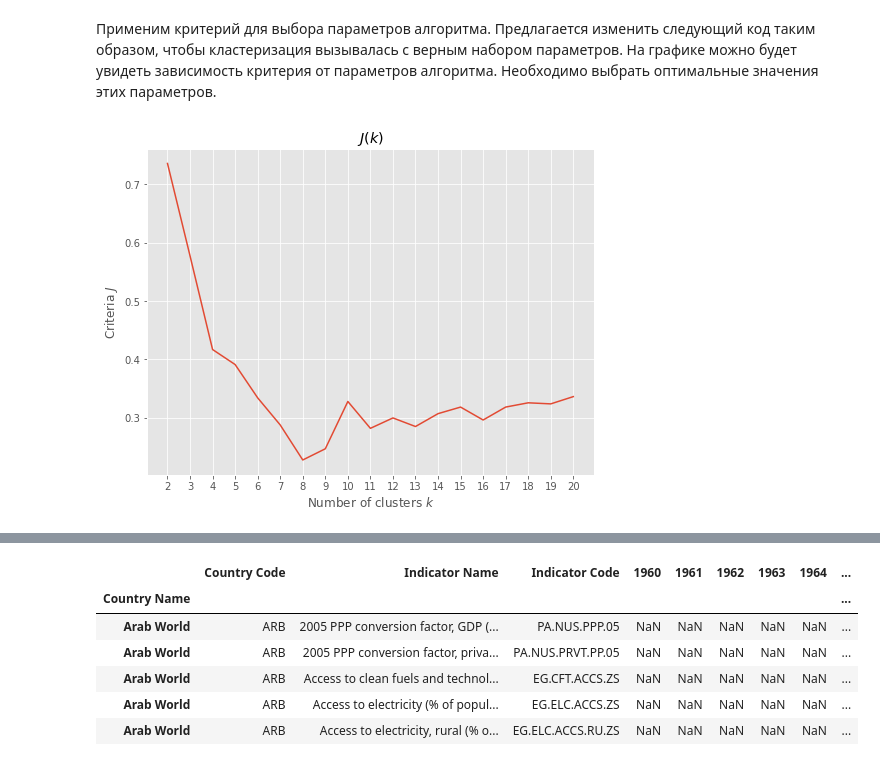
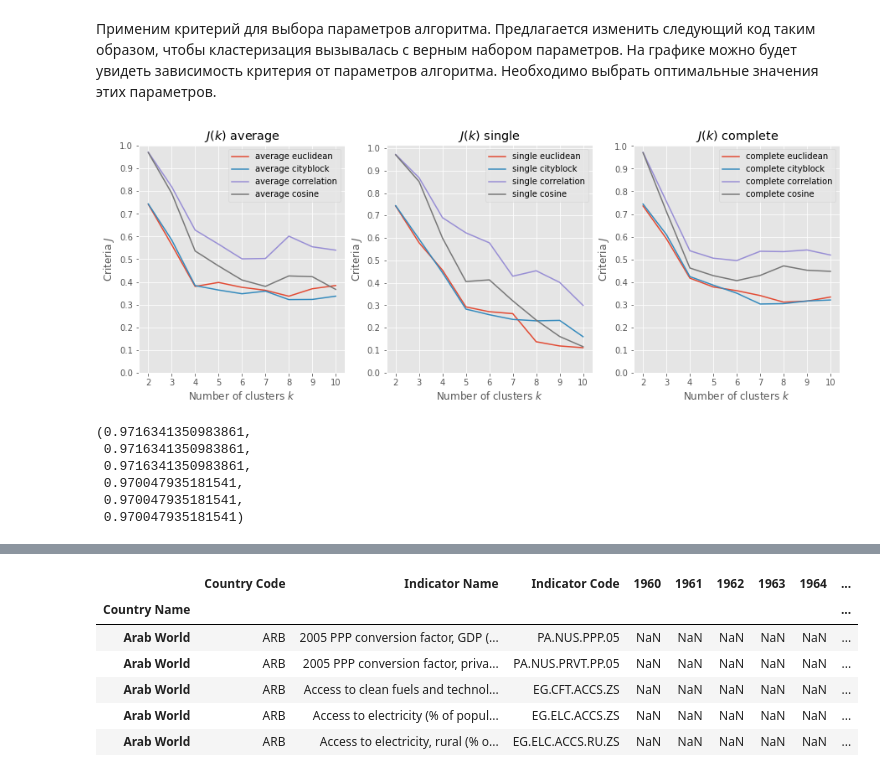
Before and after one commit to bolychevanton/TechSphere, a Jupyter notebook: Data Mining/hw5/bolychev_hw5.ipynb, the cells around one changed output, grey strips where cells are left out. Cells and saved outputs as stored; diff of their text form; code cells hidden in the pictures.

```diff
--- a/Data Mining/hw5/bolychev_hw5.ipynb
+++ b/Data Mining/hw5/bolychev_hw5.ipynb
@@ -326,20 +302,41 @@ def quality(x, y, metric='euclidean'):
 # %% [markdown]
 Применим критерий для выбора параметров алгоритма. Предлагается изменить следующий код таким образом, чтобы кластеризация вызывалась с верным набором параметров. На графике можно будет увидеть зависимость критерия от параметров алгоритма. Необходимо выбрать оптимальные значения этих параметров.
 # %%
-ks = range(2, 21)
-criteria = np.zeros(len(ks))
+ks = range(2, 11)
+criteria_avg = np.zeros(len(ks))
+criteria_single = np.zeros(len(ks))
+criteria_complete = np.zeros(len(ks))
 
-for i, k in enumerate(ks):
-    cls = Clustering(K=k, linkage='complete')
-    y = cls.fit_predict(x_iris)
-    criteria[i] = quality(x_iris, y)
+metrics = ['euclidean', 'cityblock', 'correlation', 'cosine']
+linkages = ['average', 'single', 'complete']
 
-pl.figure(figsize=(8, 6))
-pl.plot(ks, criteria)
-pl.xticks(ks)
-pl.title("$J(k)$")
-pl.ylabel("Criteria $J$")
-pl.xlabel("Number of clusters $k$")
-pl.show()
+criteria = dict()
+for linkage in linkages:
+    for metric in metrics:
+        criteria[linkage + ' ' + metric] = list()
+
+for i, k in tqdm(enumerate(ks)):
+    for linkage in linkages:
+        for metric in metrics:
+            cls = Clustering(k=k, linkage=linkage, metric=metric)
+            y = cls.fit_predict(x_iris)
+            criteria[linkage + ' ' + metric].append(quality(x_iris, y, metric=metric))
+
+
+
+plt.figure(figsize=(15, 5))
+
+for i, linkage in enumerate(linkages):
+    plt.subplot(130 + i + 1)
+    for metric in metrics:
+        key = linkage + ' ' + metric
+        plt.plot(ks, criteria[key], label=key)
+    plt.legend()
+    plt.xticks(ks)
+    plt.yticks(np.linspace(0, 1, 11))
+    plt.title("$J(k)$ " + linkage)
+    plt.ylabel("Criteria $J$")
+    plt.xlabel("Number of clusters $k$")
+plt.show()
 # %% [output]
-[figure, old version]
+[figure, new version]
@@ -349,0 +343,12 @@ import pandas as pd
+# %%
+# Давайте сравним лучших из лучших
+(criteria['average correlation'][0], criteria['single correlation'][0],
+ criteria['complete correlation'][0], criteria['average cosine'][0],
+ criteria['single cosine'][0], criteria['complete cosine'][0])
+# %% [output]
+(0.9716341350983861,
+ 0.9716341350983861,
+ 0.9716341350983861,
+ 0.970047935181541,
+ 0.970047935181541,
+ 0.970047935181541)
```
Also changed, not shown: parts of 71 cells of this notebook.
